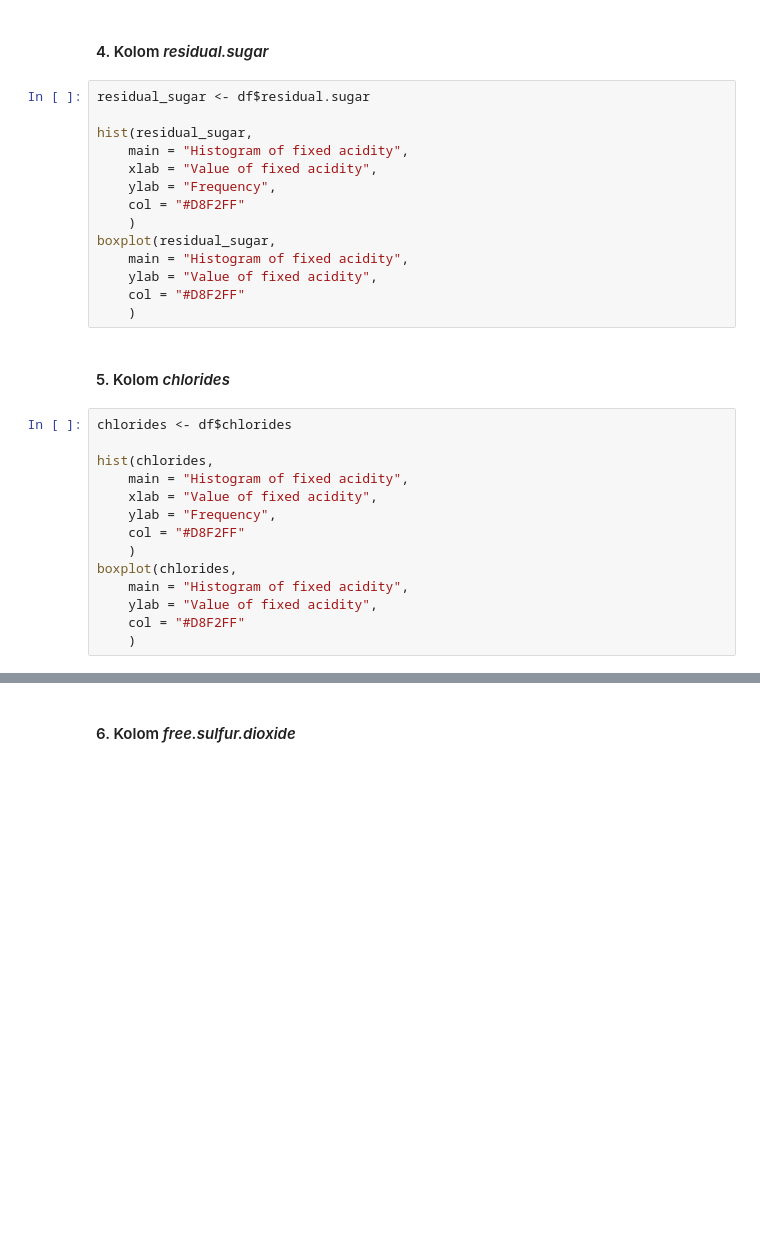
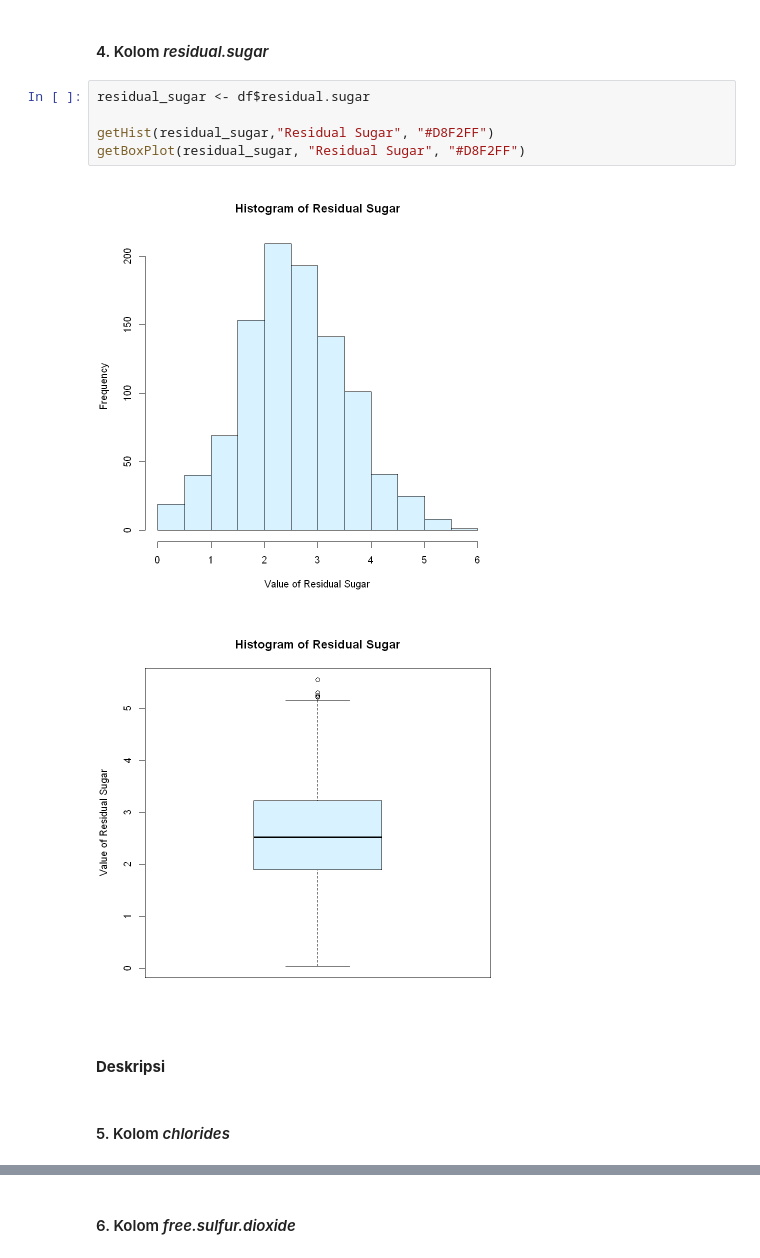
Before and after one commit to Gulilil/IF2220_Tubes_Probstat, a Jupyter notebook: src/2.ipynb, the cells around one changed output, grey strips where cells are left out. Saved outputs shown, nothing was run; the diff lists cells and outputs as text; blank space fills up the shorter version.

```diff
--- a/src/2.ipynb
+++ b/src/2.ipynb
@@ -120,32 +118,14 @@ Error:
 # %% [markdown]
 #### 4. Kolom *residual.sugar*
-# %%
-residual_sugar <- df$residual.sugar
-
-hist(residual_sugar,
-    main = "Histogram of fixed acidity",
-    xlab = "Value of fixed acidity",
-    ylab = "Frequency",
-    col = "#D8F2FF"
-    )
-boxplot(residual_sugar,
-    main = "Histogram of fixed acidity",
-    ylab = "Value of fixed acidity",
-    col = "#D8F2FF"
-    )
+# %%
+residual_sugar <- df$residual.sugar
+
+getHist(residual_sugar,"Residual Sugar", "#D8F2FF")
+getBoxPlot(residual_sugar, "Residual Sugar", "#D8F2FF")
+# %% [output]
+[figure, added]
+[figure, added]
+# %% [markdown]
+**Deskripsi**
 # %% [markdown]
 #### 5. Kolom *chlorides*
-# %%
-chlorides <- df$chlorides
-
-hist(chlorides,
-    main = "Histogram of fixed acidity",
-    xlab = "Value of fixed acidity",
-    ylab = "Frequency",
-    col = "#D8F2FF"
-    )
-boxplot(chlorides,
-    main = "Histogram of fixed acidity",
-    ylab = "Value of fixed acidity",
-    col = "#D8F2FF"
-    )
```
Also changed, not shown: parts of 22 cells of this notebook, 1 other file.
